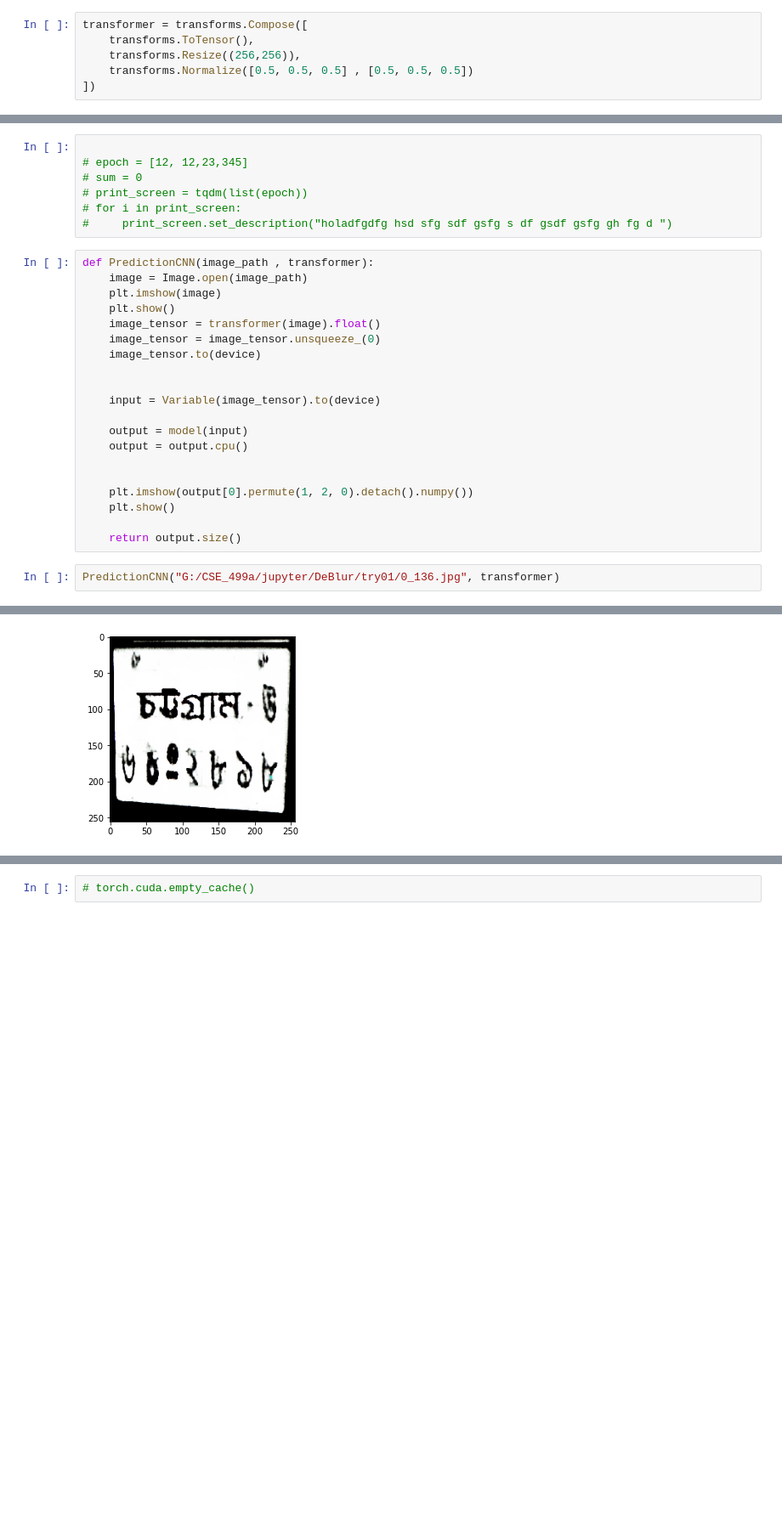
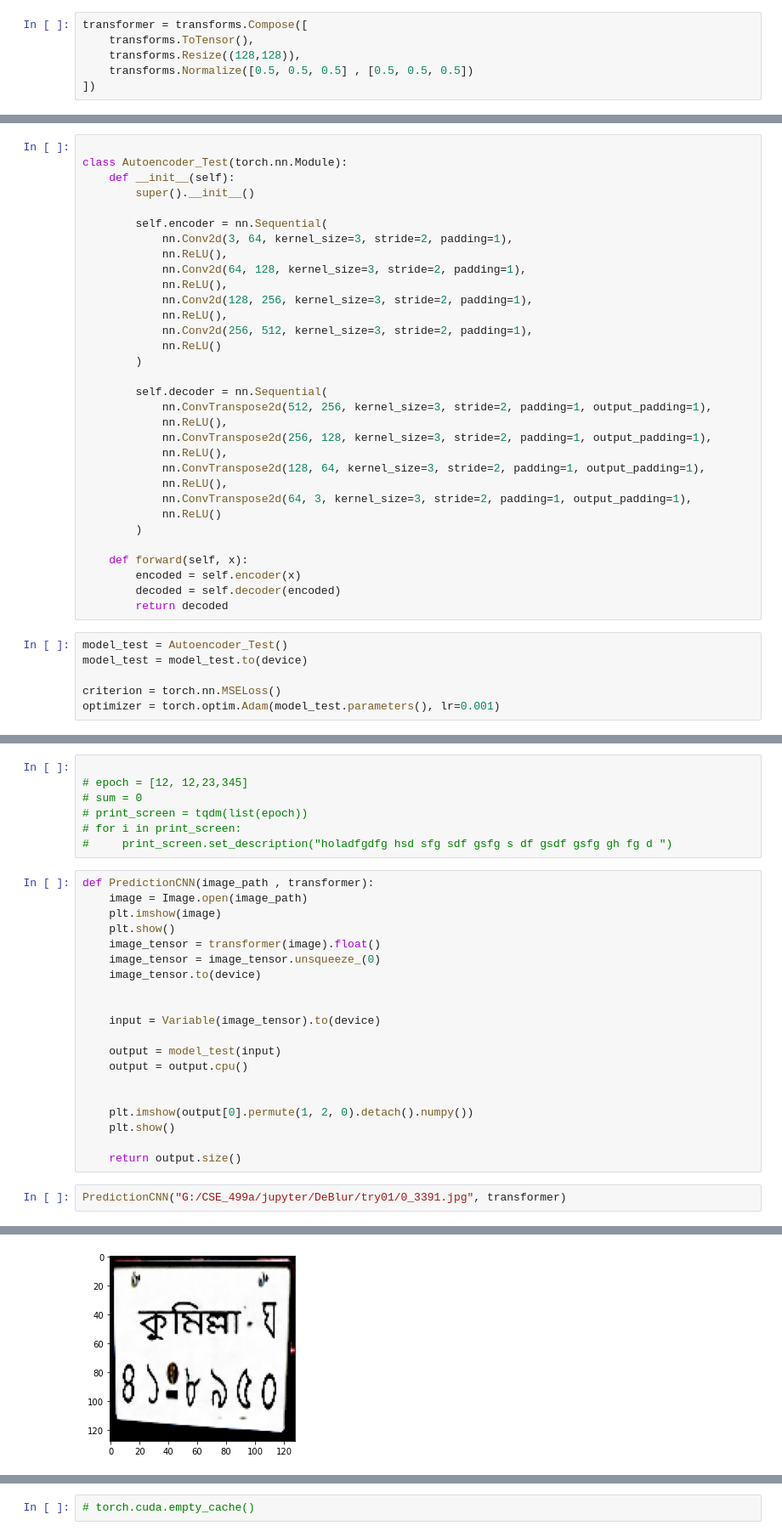
Before and after one commit to rahem1983/DeBlur_test01, a Jupyter notebook: Early stopping Prac.ipynb, the cells around one changed output, grey strips where cells are left out. Shown at 85% size. Saved outputs shown, nothing was run; the diff lists cells and outputs as text; blank space fills up the shorter version.

```diff
--- a/Early stopping Prac.ipynb
+++ b/Early stopping Prac.ipynb
@@ -26,7 +26,7 @@ cuda:0
 # %%
 transformer = transforms.Compose([
     transforms.ToTensor(),
-    transforms.Resize((256,256)),
+    transforms.Resize((128,128)),
     transforms.Normalize([0.5, 0.5, 0.5] , [0.5, 0.5, 0.5])
 ])
 # %%
@@ -235,0 +241,38 @@ Early stopping at epoch 77
+# %%
+
+class Autoencoder_Test(torch.nn.Module):
+    def __init__(self):
+        super().__init__()
+
+        self.encoder = nn.Sequential(
+            nn.Conv2d(3, 64, kernel_size=3, stride=2, padding=1),
+            nn.ReLU(),
+            nn.Conv2d(64, 128, kernel_size=3, stride=2, padding=1),
+            nn.ReLU(),
+            nn.Conv2d(128, 256, kernel_size=3, stride=2, padding=1),
+            nn.ReLU(),
+            nn.Conv2d(256, 512, kernel_size=3, stride=2, padding=1),
+            nn.ReLU()
+        )
+
+        self.decoder = nn.Sequential(
+            nn.ConvTranspose2d(512, 256, kernel_size=3, stride=2, padding=1, output_padding=1),
+            nn.ReLU(),
+            nn.ConvTranspose2d(256, 128, kernel_size=3, stride=2, padding=1, output_padding=1),
+            nn.ReLU(),
+            nn.ConvTranspose2d(128, 64, kernel_size=3, stride=2, padding=1, output_padding=1),
+            nn.ReLU(),
+            nn.ConvTranspose2d(64, 3, kernel_size=3, stride=2, padding=1, output_padding=1),
+            nn.ReLU()
+        )
+
+    def forward(self, x):
+        encoded = self.encoder(x)
+        decoded = self.decoder(encoded)
+        return decoded
+# %%
+model_test = Autoencoder_Test()
+model_test = model_test.to(device)
+
+criterion = torch.nn.MSELoss()
+optimizer = torch.optim.Adam(model_test.parameters(), lr=0.001)
@@ -262,7 +370,7 @@ def PredictionCNN(image_path , transformer):
 
     input = Variable(image_tensor).to(device)
 
-    output = model(input)
+    output = model_test(input)
     output = output.cpu()
 
 
@@ -271,5 +379,5 @@ def PredictionCNN(image_path , transformer):
 
     return output.size()
 # %%
-PredictionCNN("G:/CSE_499a/jupyter/DeBlur/try01/0_136.jpg", transformer)
+PredictionCNN("G:/CSE_499a/jupyter/DeBlur/try01/0_3391.jpg", transformer)
 # %% [output]
@@ -277 +386 @@ PredictionCNN("G:/CSE_499a/jupyter/DeBlur/try01/0_136.jpg", transformer)
-[figure, old version]
+[figure, new version]
```
Also changed, not shown: parts of 19 cells of this notebook, 11 other files.
